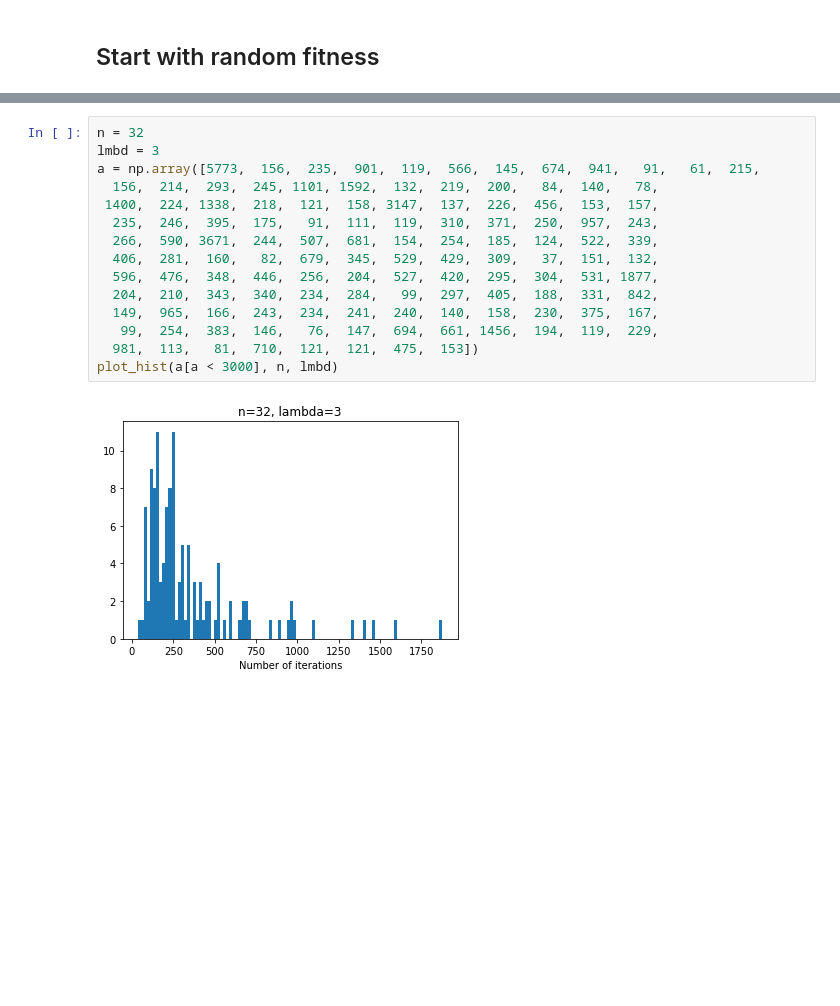
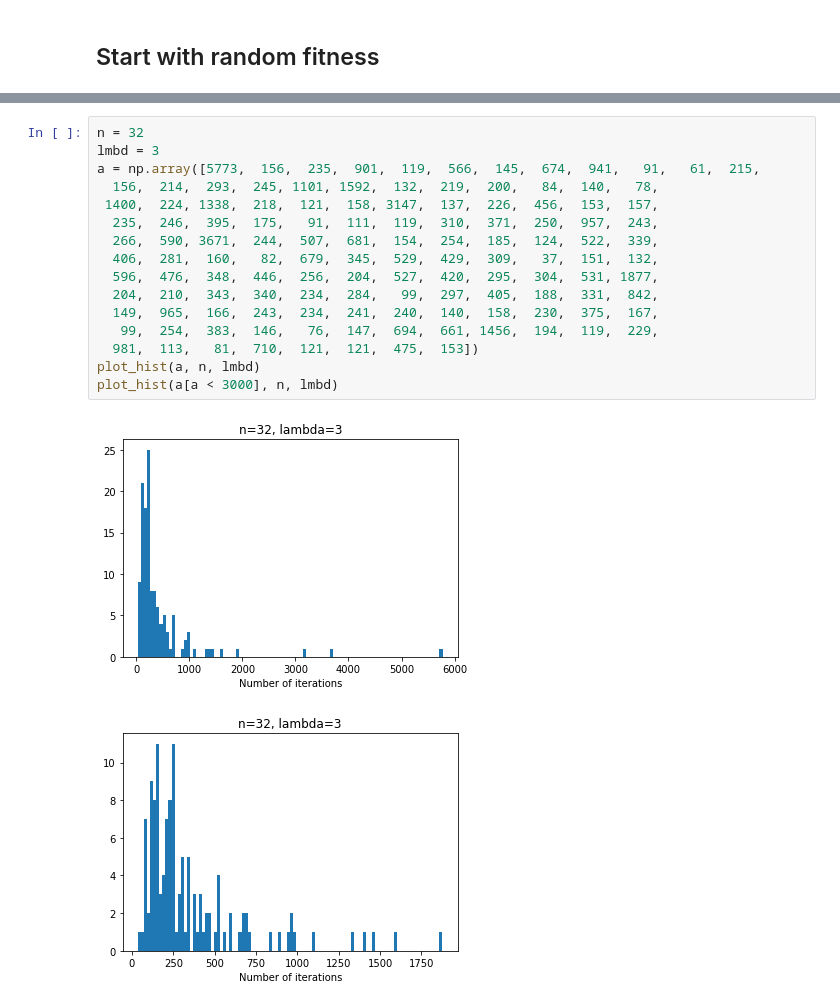
Before and after one commit to sashapff/ollga-noise, a Jupyter notebook: notebook.ipynb, the cells around one changed output, grey strips where cells are left out. Cells and saved outputs as stored; diff of their text form; blank space fills up the shorter version.

```diff
--- a/notebook.ipynb
+++ b/notebook.ipynb
@@ -170,17 +209,19 @@ plot_hist(a[a < 50000], n, lmbd)
 # %%
 n = 32
 lmbd = 3
 a = np.array([5773,  156,  235,  901,  119,  566,  145,  674,  941,   91,   61,  215,
   156,  214,  293,  245, 1101, 1592,  132,  219,  200,   84,  140,   78,
  1400,  224, 1338,  218,  121,  158, 3147,  137,  226,  456,  153,  157,
   235,  246,  395,  175,   91,  111,  119,  310,  371,  250,  957,  243,
   266,  590, 3671,  244,  507,  681,  154,  254,  185,  124,  522,  339,
   406,  281,  160,   82,  679,  345,  529,  429,  309,   37,  151,  132,
   596,  476,  348,  446,  256,  204,  527,  420,  295,  304,  531, 1877,
   204,  210,  343,  340,  234,  284,   99,  297,  405,  188,  331,  842,
   149,  965,  166,  243,  234,  241,  240,  140,  158,  230,  375,  167,
    99,  254,  383,  146,   76,  147,  694,  661, 1456,  194,  119,  229,
   981,  113,   81,  710,  121,  121,  475,  153])
+plot_hist(a, n, lmbd)
 plot_hist(a[a < 3000], n, lmbd)
 # %% [output]
-[figure, old version]
+[figure, new version]
+[figure, added]
```
Also changed, not shown: parts of 9 cells of this notebook.
